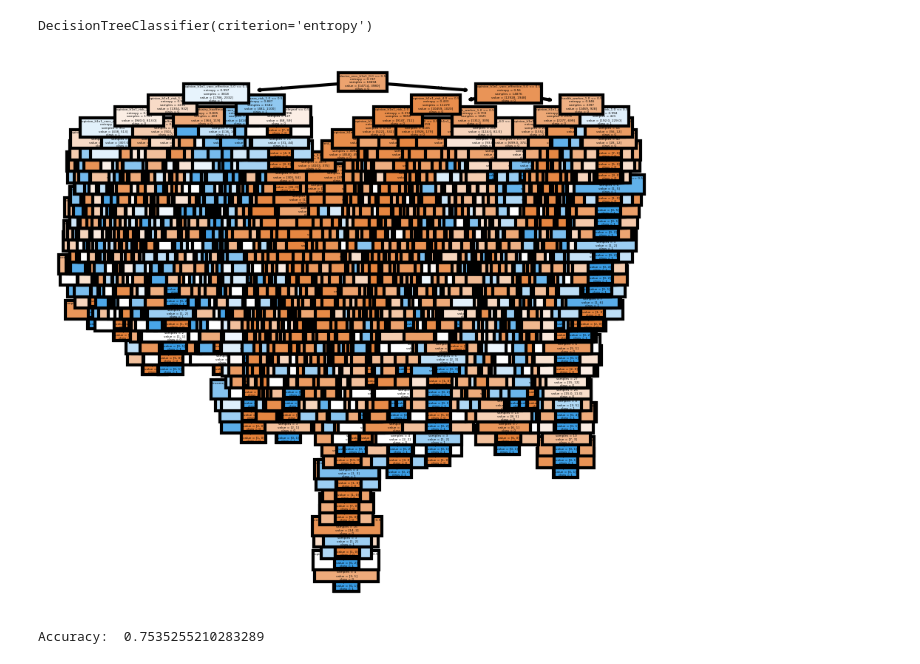
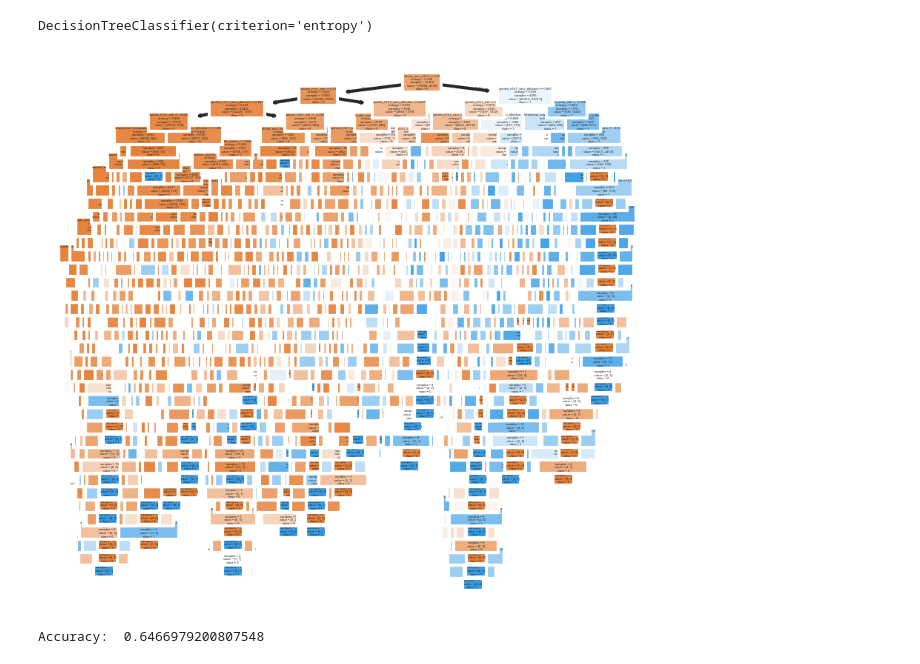
Before and after one commit to jnnjogu/H1N1-influenza, a Jupyter notebook: project.ipynb, the cells around one changed output. Saved outputs shown, nothing was run; the diff lists cells and outputs as text; code cells hidden in the pictures.

Commit message:
Added the 4 models that I trained

```diff
--- a/project.ipynb
+++ b/project.ipynb
@@ -689,37 +660,27 @@ AUC Score: 0.8217
 # %% [markdown]
 ## Lets try a decision tree
 # %%
-# Split the data
-X = merged_df.drop(columns=['respondent_id','h1n1_vaccine', 'seasonal_vaccine'])
-y1 = merged_df[['h1n1_vaccine']]
-
-X_train, X_test, y_train, y_test = train_test_split(X, y, test_size = 0.3, random_state = 42)
-
-ohe = OneHotEncoder()
-ohe.fit(X_train)
-X_train_ohe = ohe.transform(X_train).toarray()
-ohe_df = pd.DataFrame(X_train_ohe, columns=ohe.get_feature_names_out(X_train.columns))
 
 # Train the decision tree
-clf = DecisionTreeClassifier(criterion='entropy')
-clf.fit(X_train_ohe, y_train)
+model_5 = DecisionTreeClassifier(criterion='entropy')
+model_5.fit(X_train, y_train)
 # %% [output]
 DecisionTreeClassifier(criterion='entropy')
 # %%
 # Plotting the decision tree
 fig, axes = plt.subplots(nrows = 1,ncols = 1, figsize = (3,3), dpi=300)
-tree.plot_tree(clf,
-               feature_names = ohe_df.columns,
+tree.plot_tree(model_5,
+               feature_names = X_train.columns,
                class_names=np.unique(y).astype('str'),
                filled = True)
 plt.show()
 # %% [output]
-[figure, old version]
+[figure, new version]
 # %%
 # Evaluating the predictive performance
-X_test_ohe = ohe.transform(X_test)
-y_preds = clf.predict(X_test_ohe)
 
-print('Accuracy: ', accuracy_score(y_test, y_preds))
+y_preds = model_5.predict(X_test)
+
+print('Accuracy: ', roc_auc_score(y_test, y_preds))
 # %% [output]
-Accuracy:  0.7535255210283289
+Accuracy:  0.6466979200807548
```
Also changed, not shown: parts of 51 cells of this notebook.
